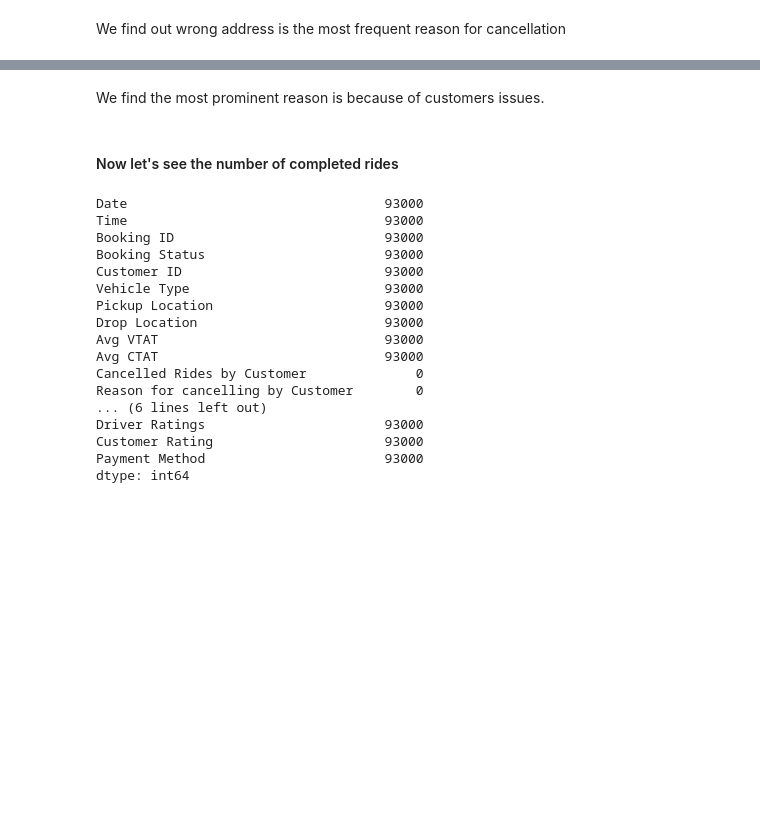
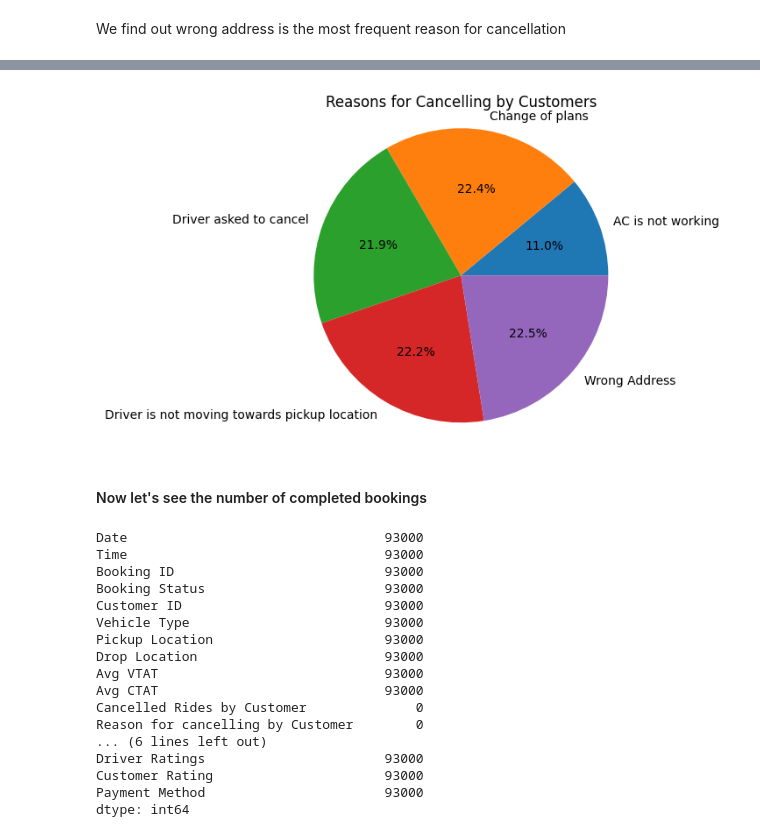
Before and after one commit to gas2345678/data_analysis-portfolio, a Jupyter notebook: Python/uber_analytics.ipynb, the cells around one changed output, grey strips where cells are left out. Saved outputs shown, nothing was run; the diff lists cells and outputs as text; code cells hidden in the pictures; blank space fills up the shorter version.

```diff
--- a/Python/uber_analytics.ipynb
+++ b/Python/uber_analytics.ipynb
@@ -110,7 +100,12 @@ ValueError: Wedge sizes 'x' must be non negative values
-# %% [markdown]
-We find the most prominent reason is because of customers issues.
+# %%
+plt.pie(reasons_cancelling, labels=reasons_cancelling.index, autopct='%1.1f%%')
+plt.title("Reasons for Cancelling by Customers")
+plt.axis('equal')
+plt.show()
+# %% [output]
+[figure, added]
 # %% [markdown]
-#### Now let's see the number of completed rides
+#### Now let's see the number of completed bookings
 # %%
 df_no_cancel = df[df["Booking Status"] == "Completed"].count()
 print(df_no_cancel)
```
Also changed, not shown: parts of 13 cells of this notebook.
